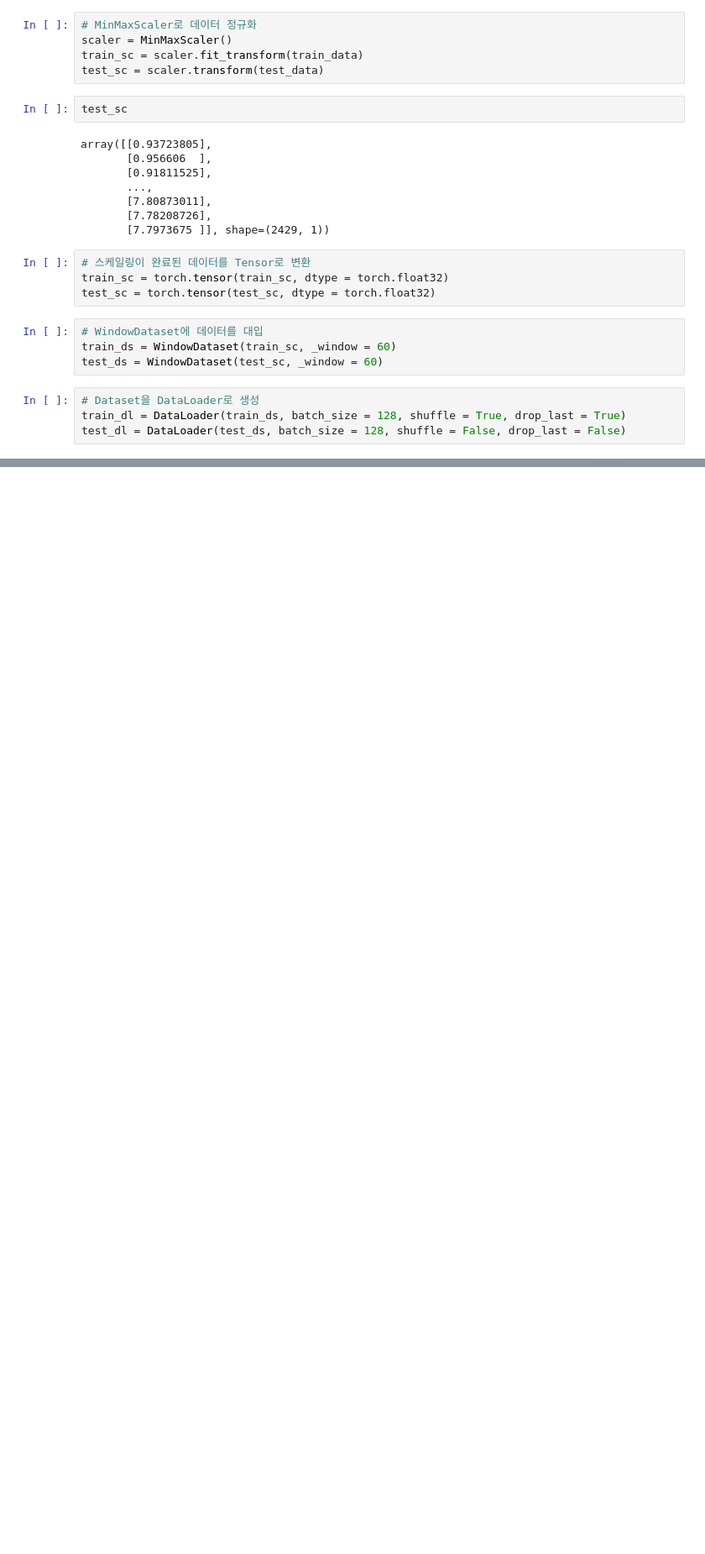
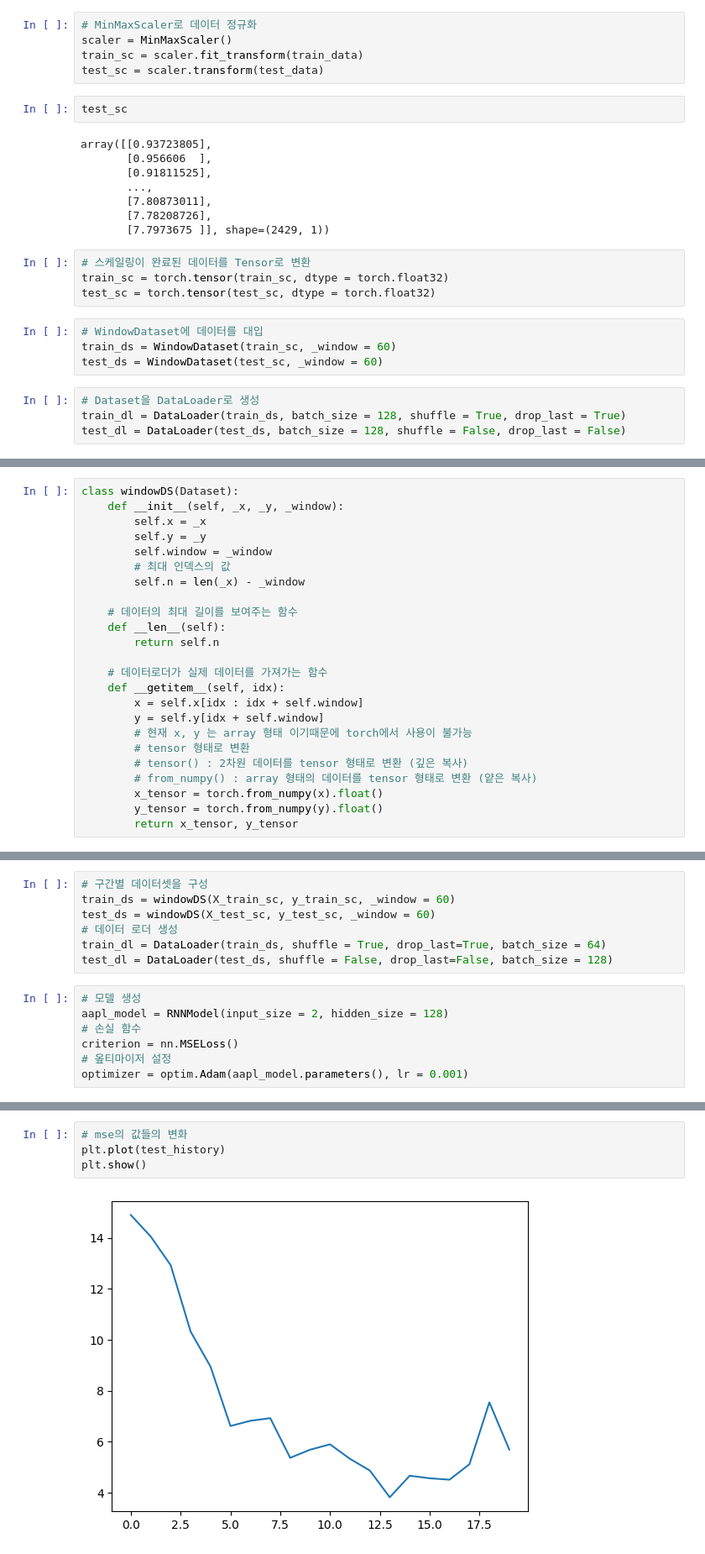
Before and after one commit to SeoYun-Y/study, a Jupyter notebook: multicampus_practice/20260522/03_RNN_exam.ipynb, the cells around one changed output, grey strips where cells are left out. Shown at 84% size. Saved outputs shown, nothing was run; the diff lists cells and outputs as text; blank space fills up the shorter version.

```diff
--- a/multicampus_practice/20260522/03_RNN_exam.ipynb
+++ b/multicampus_practice/20260522/03_RNN_exam.ipynb
@@ -216,0 +322,24 @@ Epoch 20 Train MSE: 7.154e-05 Test MSE: 3.44426506
+# %%
+class windowDS(Dataset):
+    def __init__(self, _x, _y, _window):
+        self.x = _x
+        self.y = _y
+        self.window = _window
+        # 최대 인덱스의 값
+        self.n = len(_x) - _window
+
+    # 데이터의 최대 길이를 보여주는 함수
+    def __len__(self):
+        return self.n
+
+    # 데이터로더가 실제 데이터를 가져가는 함수
+    def __getitem__(self, idx):
+        x = self.x[idx : idx + self.window]
+        y = self.y[idx + self.window]
+        # 현재 x, y 는 array 형태 이기때문에 torch에서 사용이 불가능
+        # tensor 형태로 변환
+        # tensor() : 2차원 데이터를 tensor 형태로 변환 (깊은 복사)
+        # from_numpy() : array 형태의 데이터를 tensor 형태로 변환 (얕은 복사)
+        x_tensor = torch.from_numpy(x).float()
+        y_tensor = torch.from_numpy(y).float()
+        return x_tensor, y_tensor
@@ -216,0 +384,14 @@ Epoch 20 Train MSE: 7.154e-05 Test MSE: 3.44426506
+# %%
+# 구간별 데이터셋을 구성
+train_ds = windowDS(X_train_sc, y_train_sc, _window = 60)
+test_ds = windowDS(X_test_sc, y_test_sc, _window = 60)
+# 데이터 로더 생성
+train_dl = DataLoader(train_ds, shuffle = True, drop_last=True, batch_size = 64)
+test_dl = DataLoader(test_ds, shuffle = False, drop_last=False, batch_size = 128)
+# %%
+# 모델 생성
+aapl_model = RNNModel(input_size = 2, hidden_size = 128)
+# 손실 함수
+criterion = nn.MSELoss()
+# 옾티마이저 설정
+optimizer = optim.Adam(aapl_model.parameters(), lr = 0.001)
@@ -216,0 +473,6 @@ Epoch 20 Train MSE: 7.154e-05 Test MSE: 3.44426506
+# %%
+# mse의 값들의 변화
+plt.plot(test_history)
+plt.show()
+# %% [output]
+[figure, added]
```
Also changed, not shown: parts of 17 cells of this notebook, 1 other file.
